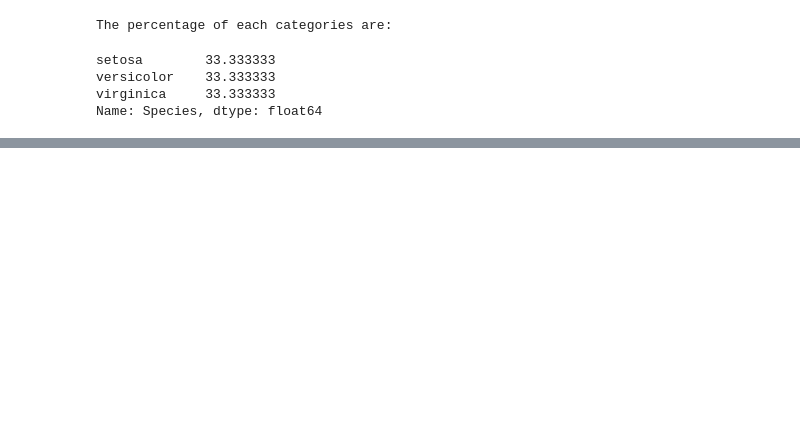
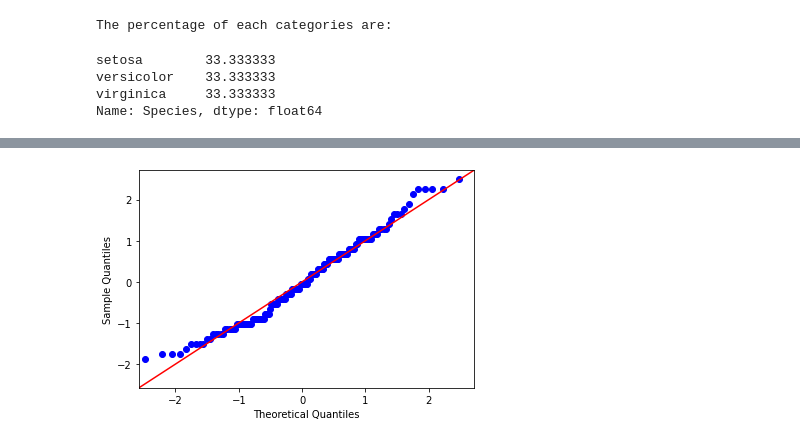
Before and after one commit to yusriwahab/Iris_flower, a Jupyter notebook: Iris_flower.ipynb, the cells around one changed output, grey strips where cells are left out. Saved outputs shown, nothing was run; the diff lists cells and outputs as text; code cells hidden in the pictures; blank space fills up the shorter version.

```diff
--- a/Iris_flower.ipynb
+++ b/Iris_flower.ipynb
@@ -115,0 +149,4 @@ plt.show()
+# %%
+fg = qqplot(iris['Sepal.Length'], fit = True, line = '45')
+# %% [output]
+[figure, added]
```
Also changed, not shown: parts of 21 cells of this notebook.
